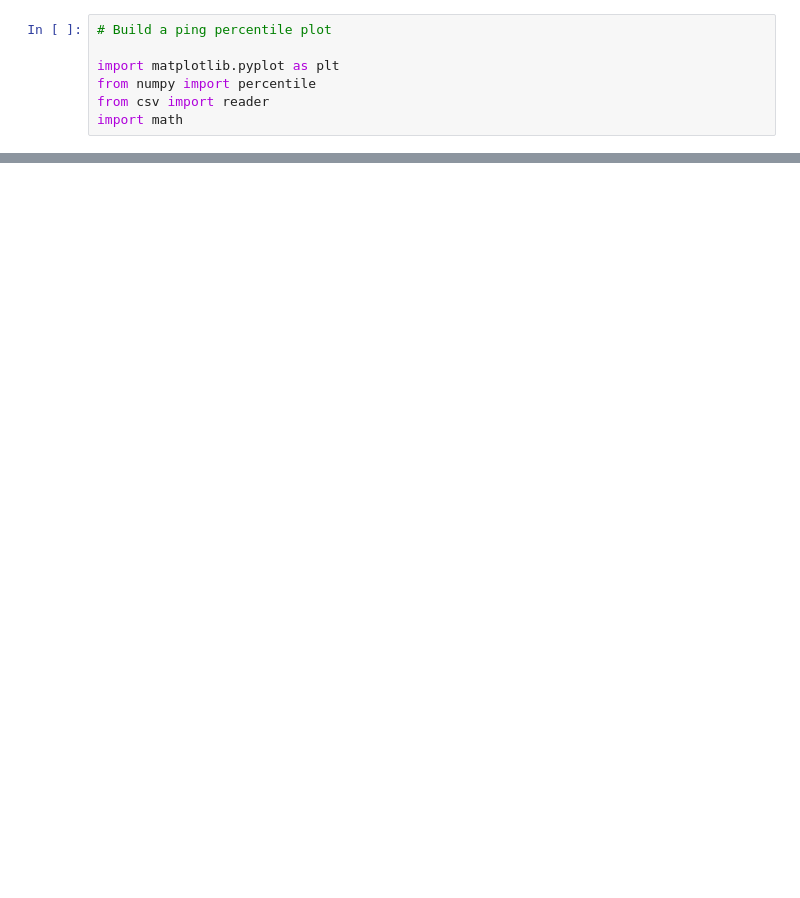
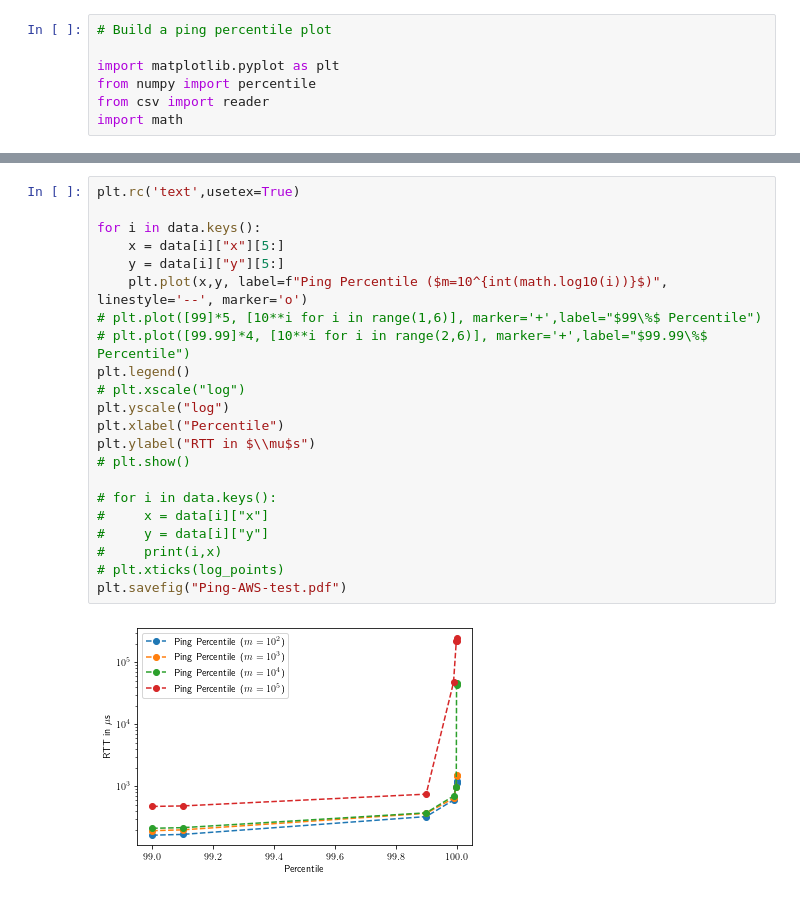
Before and after one commit to libdist-rs/libchatter-rs, a Jupyter notebook: scripts/ping/plot-ping.ipynb, the cells around one changed output, grey strips where cells are left out. Saved outputs shown, nothing was run; the diff lists cells and outputs as text; blank space fills up the shorter version.

```diff
--- a/scripts/ping/plot-ping.ipynb
+++ b/scripts/ping/plot-ping.ipynb
@@ -40,0 +43,24 @@ plt.savefig("Ping-AWS.pdf")
+# %%
+plt.rc('text',usetex=True)
+
+for i in data.keys():
+    x = data[i]["x"][5:]
+    y = data[i]["y"][5:]
+    plt.plot(x,y, label=f"Ping Percentile ($m=10^{int(math.log10(i))}$)", linestyle='--', marker='o')
+# plt.plot([99]*5, [10**i for i in range(1,6)], marker='+',label="$99\%$ Percentile")
+# plt.plot([99.99]*4, [10**i for i in range(2,6)], marker='+',label="$99.99\%$ Percentile")
+plt.legend()
+# plt.xscale("log")
+plt.yscale("log")
+plt.xlabel("Percentile")
+plt.ylabel("RTT in $\\mu$s")
+# plt.show()
+
+# for i in data.keys():
+#     x = data[i]["x"]
+#     y = data[i]["y"]
+#     print(i,x)
+# plt.xticks(log_points)
+plt.savefig("Ping-AWS-test.pdf")
+# %% [output]
+[figure, added]
```
Also changed, not shown: parts of 2 cells of this notebook, 53 other files.
